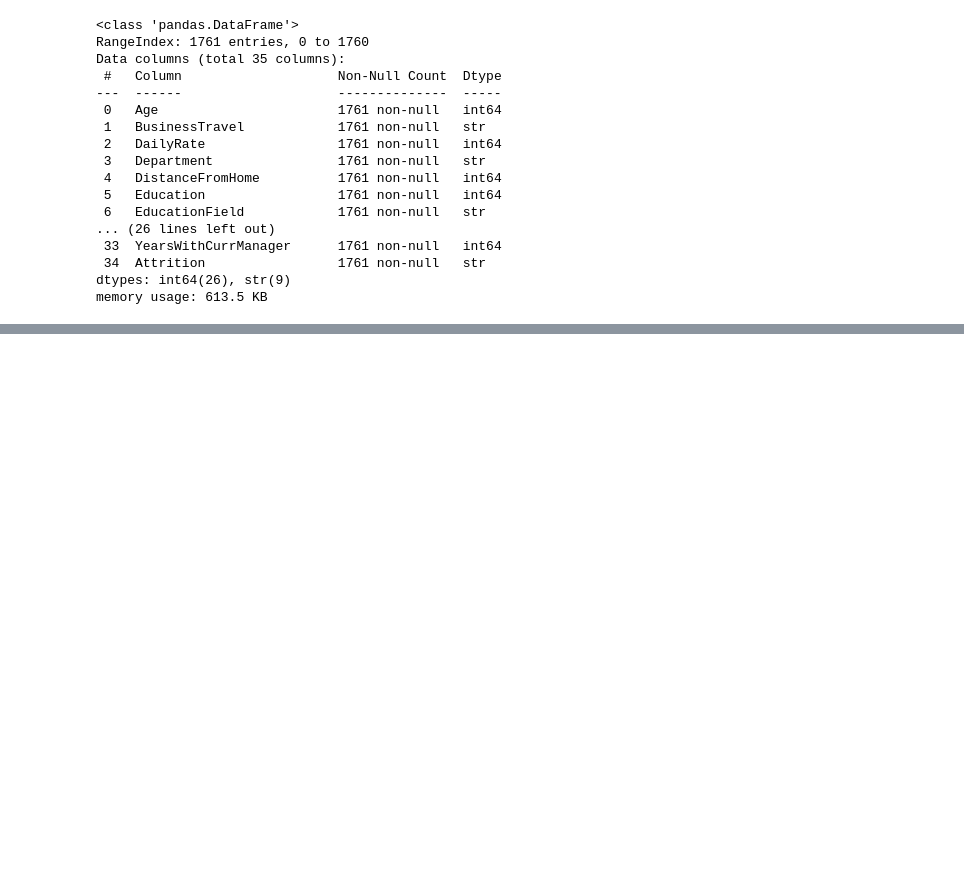
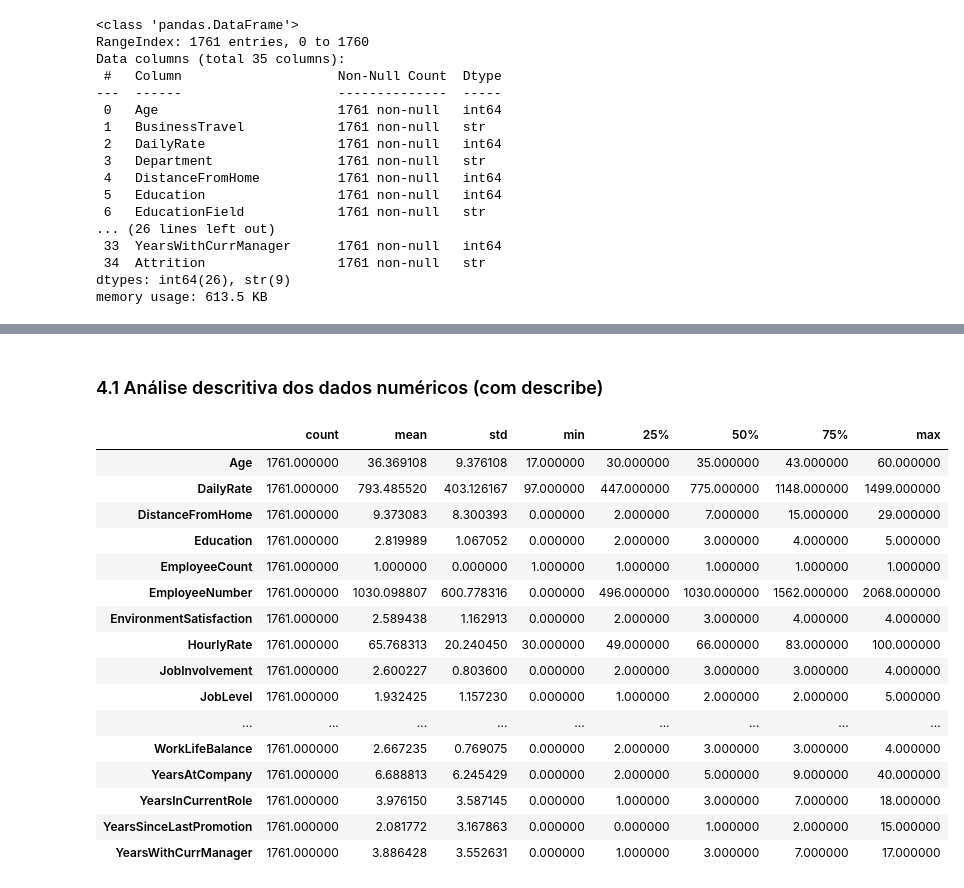
Before and after one commit to ChristianoDS/turnover_project, a Jupyter notebook: src/qualidade_dados_turnover.ipynb, the cells around one changed output, grey strips where cells are left out. Cells and saved outputs as stored; diff of their text form; code cells hidden in the pictures; blank space fills up the shorter version.

```diff
--- a/src/qualidade_dados_turnover.ipynb
+++ b/src/qualidade_dados_turnover.ipynb
@@ -133,0 +122,26 @@ memory usage: 613.5 KB
+# %% [markdown]
+### 4.1 Análise descritiva dos dados numéricos (com describe)
+# %%
+# Atributos numéricos (exclui a variável alvo, que é categórica).
+num_attributes = df1.select_dtypes(include=["number"]).columns.tolist()
+
+df_num = df1[num_attributes].describe().T
+df_num.style.background_gradient(cmap = 'Blues')
+# %% [output]
+|  | count | mean | std | min | 25% | 50% | 75% | max |
+| Age | 1761.000000 | 36.369108 | 9.376108 | 17.000000 | 30.000000 | 35.000000 | 43.000000 | 60.000000 |
+| DailyRate | 1761.000000 | 793.485520 | 403.126167 | 97.000000 | 447.000000 | 775.000000 | 1148.000000 | 1499.000000 |
+| DistanceFromHome | 1761.000000 | 9.373083 | 8.300393 | 0.000000 | 2.000000 | 7.000000 | 15.000000 | 29.000000 |
+| Education | 1761.000000 | 2.819989 | 1.067052 | 0.000000 | 2.000000 | 3.000000 | 4.000000 | 5.000000 |
+| EmployeeCount | 1761.000000 | 1.000000 | 0.000000 | 1.000000 | 1.000000 | 1.000000 | 1.000000 | 1.000000 |
+| EmployeeNumber | 1761.000000 | 1030.098807 | 600.778316 | 0.000000 | 496.000000 | 1030.000000 | 1562.000000 | 2068.000000 |
+| EnvironmentSatisfaction | 1761.000000 | 2.589438 | 1.162913 | 0.000000 | 2.000000 | 3.000000 | 4.000000 | 4.000000 |
+| HourlyRate | 1761.000000 | 65.768313 | 20.240450 | 30.000000 | 49.000000 | 66.000000 | 83.000000 | 100.000000 |
+| JobInvolvement | 1761.000000 | 2.600227 | 0.803600 | 0.000000 | 2.000000 | 3.000000 | 3.000000 | 4.000000 |
+| JobLevel | 1761.000000 | 1.932425 | 1.157230 | 0.000000 | 1.000000 | 2.000000 | 2.000000 | 5.000000 |
+| ... | ... | ... | ... | ... | ... | ... | ... | ... |
+| WorkLifeBalance | 1761.000000 | 2.667235 | 0.769075 | 0.000000 | 2.000000 | 3.000000 | 3.000000 | 4.000000 |
+| YearsAtCompany | 1761.000000 | 6.688813 | 6.245429 | 0.000000 | 2.000000 | 5.000000 | 9.000000 | 40.000000 |
+| YearsInCurrentRole | 1761.000000 | 3.976150 | 3.587145 | 0.000000 | 1.000000 | 3.000000 | 7.000000 | 18.000000 |
+| YearsSinceLastPromotion | 1761.000000 | 2.081772 | 3.167863 | 0.000000 | 0.000000 | 1.000000 | 2.000000 | 15.000000 |
+| YearsWithCurrManager | 1761.000000 | 3.886428 | 3.552631 | 0.000000 | 1.000000 | 3.000000 | 7.000000 | 17.000000 |
```
Also changed, not shown: parts of 21 cells of this notebook.
